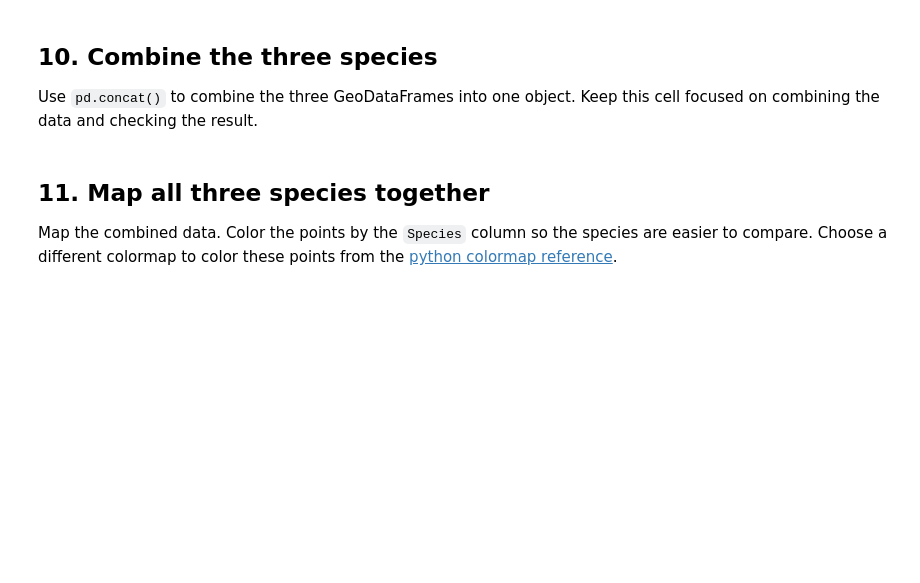
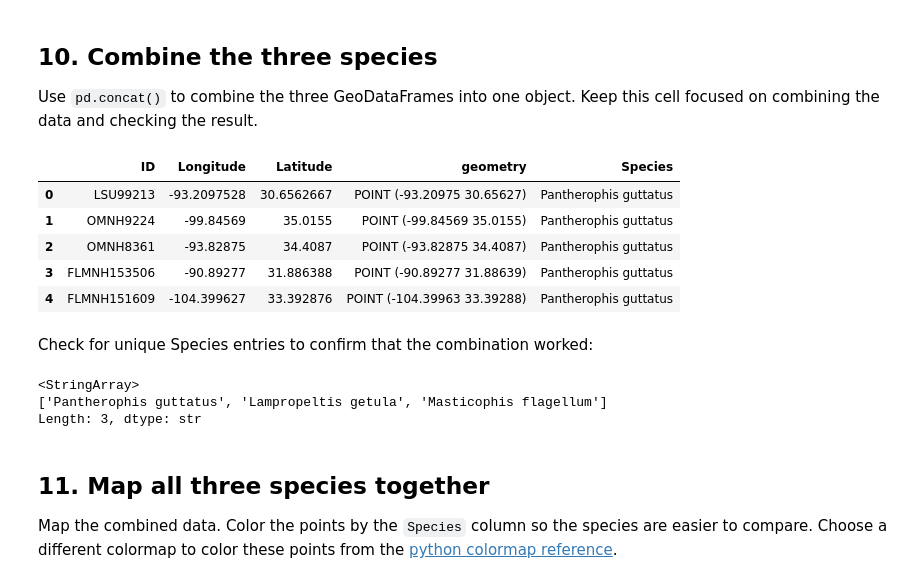
Before and after one commit to studentofwater/BIO597-SpatialBiodiversity, a Jupyter notebook: docs/assignments/Assignment-01-Geopandas.ipynb, the cells around one changed output. Drawn from its saved outputs; the diff is of its cells as text; code cells hidden in the pictures; blank space fills up the shorter version.

```diff
--- a/docs/assignments/Assignment-01-Geopandas.ipynb
+++ b/docs/assignments/Assignment-01-Geopandas.ipynb
@@ -123,9 +179,24 @@ Make an interactive map for the third species.
 
 Use `pd.concat()` to combine the three GeoDataFrames into one object. Keep this cell focused on combining the data and checking the result.
 # %%
-combined_snakes = pd.concat([__________, __________, __________])
+combined_snakes = pd.concat([pguttatus_gdf, lgetula_gdf, mflagellum_gdf])
 
 combined_snakes.head()
+# %% [output]
+|  | ID | Longitude | Latitude | geometry | Species |
+| 0 | LSU99213 | -93.2097528 | 30.6562667 | POINT (-93.20975 30.65627) | Pantherophis guttatus |
+| 1 | OMNH9224 | -99.84569 | 35.0155 | POINT (-99.84569 35.0155) | Pantherophis guttatus |
+| 2 | OMNH8361 | -93.82875 | 34.4087 | POINT (-93.82875 34.4087) | Pantherophis guttatus |
+| 3 | FLMNH153506 | -90.89277 | 31.886388 | POINT (-90.89277 31.88639) | Pantherophis guttatus |
+| 4 | FLMNH151609 | -104.399627 | 33.392876 | POINT (-104.39963 33.39288) | Pantherophis guttatus |
+# %% [markdown]
+Check for unique Species entries to confirm that the combination worked:
+# %%
+combined_snakes["Species"].unique()
+# %% [output]
+<StringArray>
+['Pantherophis guttatus', 'Lampropeltis getula', 'Masticophis flagellum']
+Length: 3, dtype: str
 # %% [markdown]
 ## 11. Map all three species together
 
```
Also changed, not shown: parts of 27 cells of this notebook.
